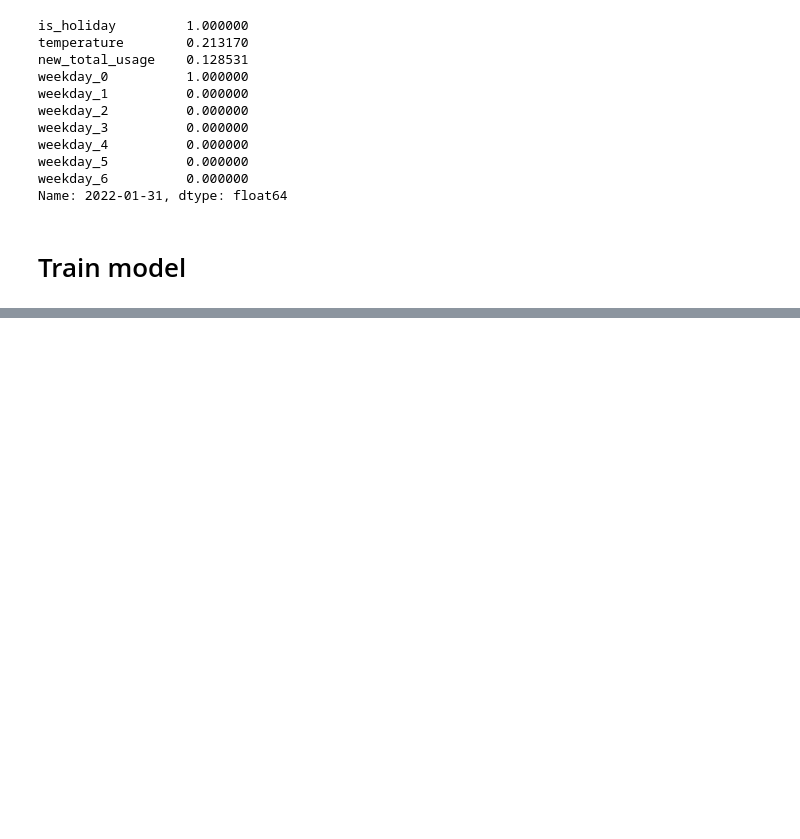
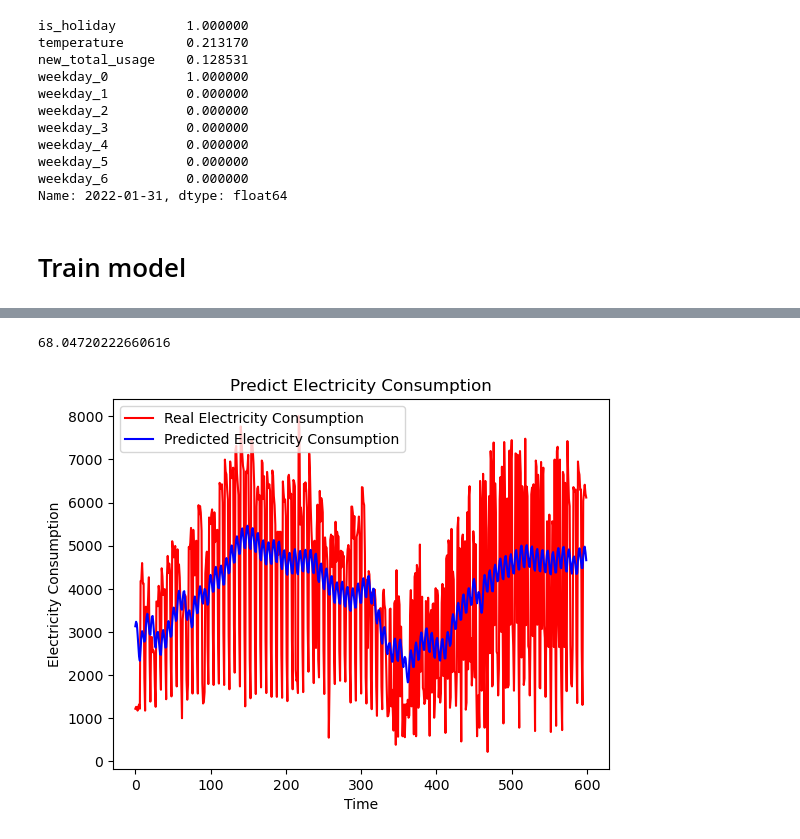
Before and after one commit to Tamvt0203/ElectricityConsumptionPrediction, a Jupyter notebook: LSTM.ipynb, the cells around one changed output, grey strips where cells are left out. Cells and saved outputs as stored; diff of their text form; code cells hidden in the pictures; blank space fills up the shorter version.

```diff
--- a/LSTM.ipynb
+++ b/LSTM.ipynb
@@ -330,0 +400,2 @@ plot_stock_prediction(y_pred=y_pred_latest, validY=validY, scaler=scaler, numeri
+# %%
+temp_pre = model_latest.predict(trainX)
@@ -330,0 +404,5 @@ plot_stock_prediction(y_pred=y_pred_latest, validY=validY, scaler=scaler, numeri
+# %%
+plot_stock_prediction(y_pred=temp_pre, validY=trainY, scaler=scaler, numerical_cols=numerical_cols)
+# %% [output]
+68.04720222660616
+[figure, added]
```
Also changed, not shown: parts of 14 cells of this notebook, 1 other file.
